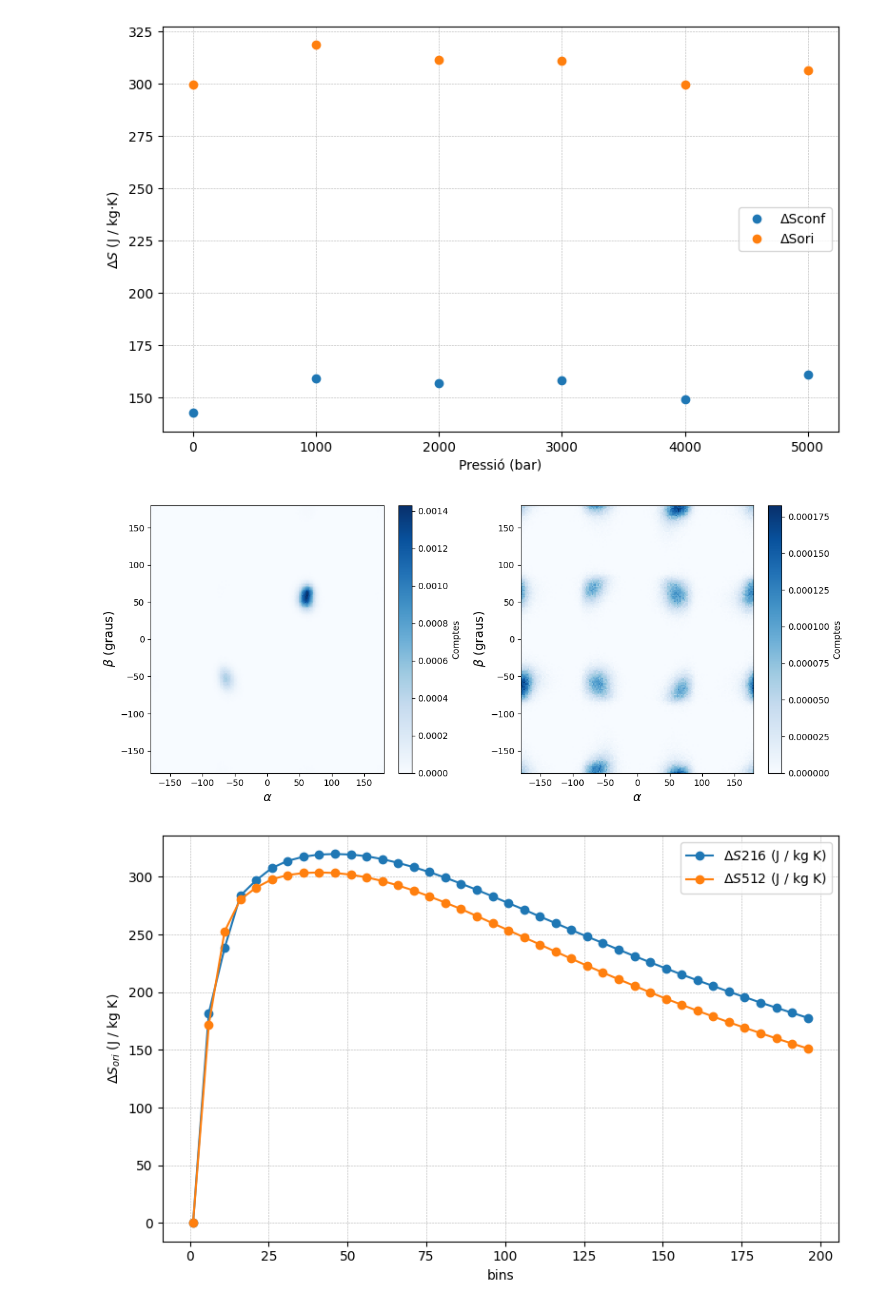
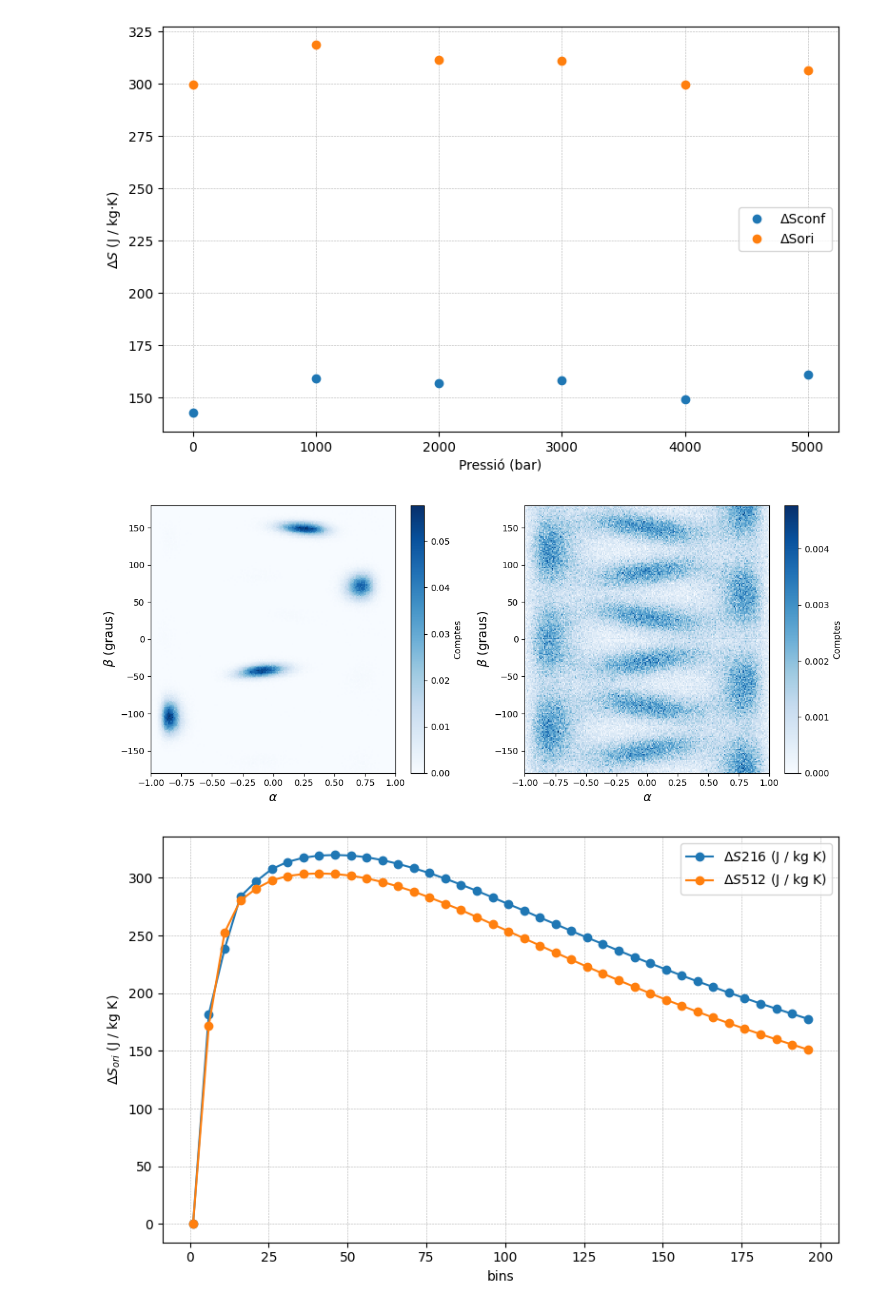
Before and after one commit to aressanu/ENTROPIES-25, a Jupyter notebook: PG.ipynb, the cells around one changed output. Drawn from its saved outputs; the diff is of its cells as text; code cells hidden in the pictures.

```diff
--- a/PG.ipynb
+++ b/PG.ipynb
@@ -281,43 +281,43 @@ def read_theta_phior(filename):
     for line in lines:
         v = line.split()
         if len(v) >= 10:
-            theta.append(float(v[6]))
-            phior.append(float(v[7]))
+            theta.append(float(v[8]))
+            phior.append(float(v[10]))
     return np.array(theta), np.array(phior)
 
 
 def compare_files_2d(file_list,
                      bins=200,
-                     theta_range=(-180, 180),
+                     theta_range=(-1, 1),
                      phior_range=(-180, 180)):
     #labels = ['216', '512']
     cmaps  = ['Blues', 'Blues']
 
     fig, axes = plt.subplots(1, len(file_list), figsize=(6 * len(file_list), 5))
     if len(file_list) == 1:
         axes = [axes]
 
     for i, filename in enumerate(file_list):
         theta, phior = read_theta_phior(filename)
 
         hist, xedges, yedges = np.histogram2d(theta, phior, bins=bins,
                                                range=[theta_range, phior_range],density=True)
         mesh = axes[i].pcolormesh(xedges, yedges, hist.T,
                                    cmap=cmaps[i % len(cmaps)])
         #axes[i].set_title(labels[i], fontsize=14)
         axes[i].set_xlabel(r'$\alpha$', fontsize=14)
         axes[i].set_ylabel(r'$\beta$ (graus)', fontsize=14)
         fig.colorbar(mesh, ax=axes[i], label='Comptes')
 
     plt.tight_layout()
     #plt.savefig(f"{BASE}/figures/comparativa_2d.png", dpi=150)
     plt.show()
 
 
 
 compare_files_2d([nou_abans(1),nou_despres(1)])
 # %% [output]
-[figure, old version]
+[figure, new version]
 # %%
 
 def compare_entropy_by_bins(bins_list,
```
Also changed, not shown: 3 other files.
